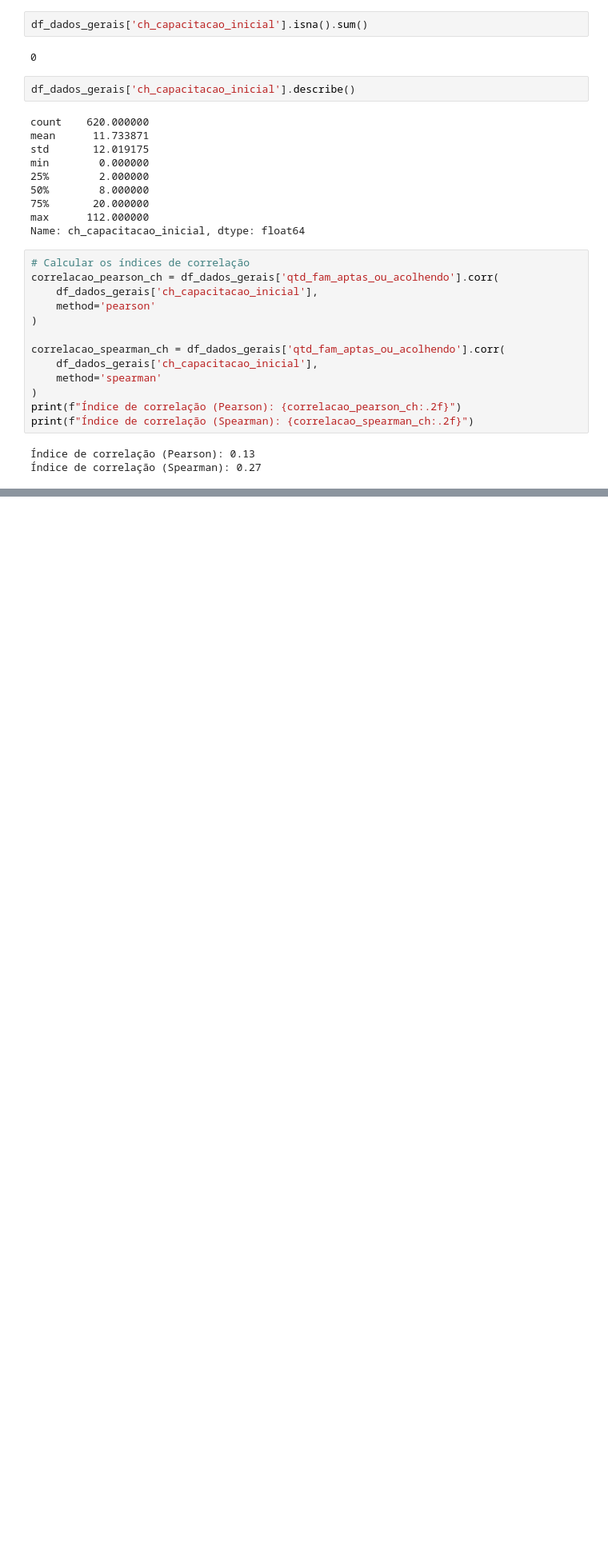
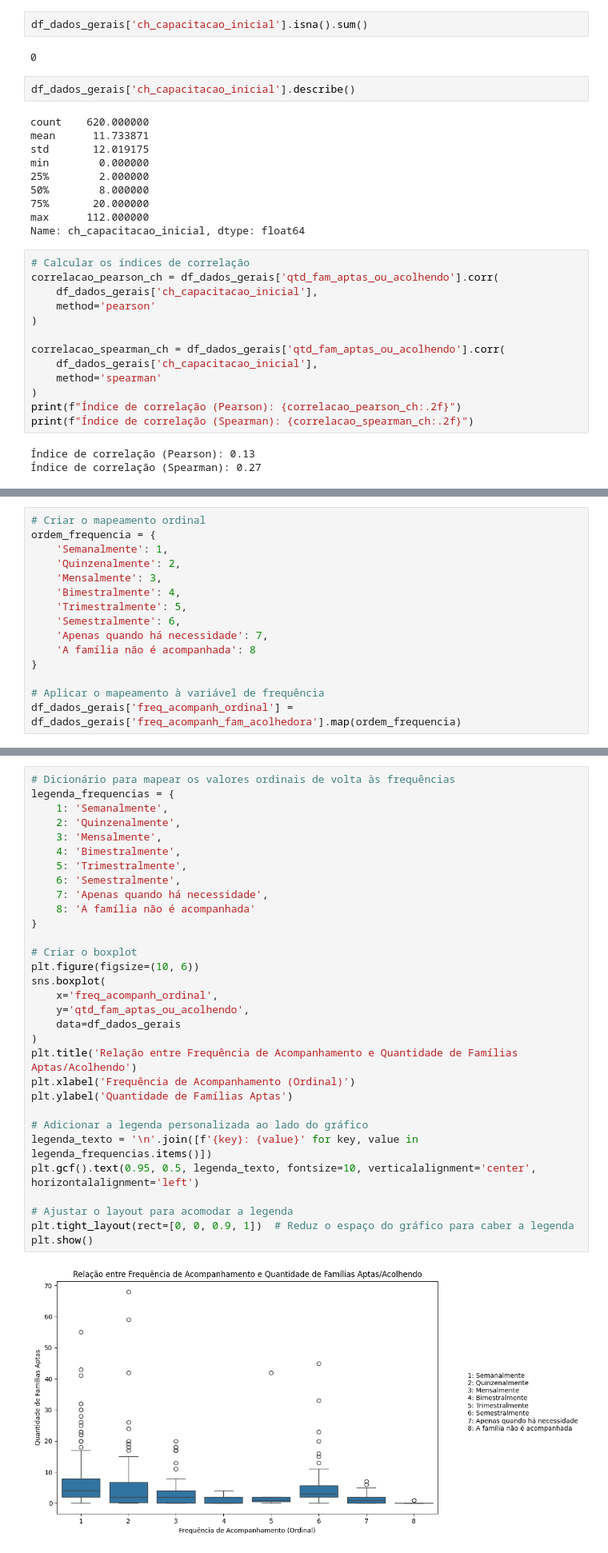
Before and after one commit to lab-dados-seges/familia-acolhedora, a Jupyter notebook: analises/6_correlacoes.ipynb, the cells around one changed output, grey strips where cells are left out. Shown at 80% size. Saved outputs shown, nothing was run; the diff lists cells and outputs as text; blank space fills up the shorter version.

Commit message:
Adiciona analises e correlacoes

```diff
--- a/analises/6_correlacoes.ipynb
+++ b/analises/6_correlacoes.ipynb
@@ -536,0 +571,15 @@ print(f"Índice de correlação (Spearman): {correlacao_spearman_ch:.2f}")
+# %%
+# Criar o mapeamento ordinal
+ordem_frequencia = {
+    'Semanalmente': 1,
+    'Quinzenalmente': 2,
+    'Mensalmente': 3,
+    'Bimestralmente': 4,
+    'Trimestralmente': 5,
+    'Semestralmente': 6,
+    'Apenas quando há necessidade': 7,
+    'A família não é acompanhada': 8
+}
+
+# Aplicar o mapeamento à variável de frequência
+df_dados_gerais['freq_acompanh_ordinal'] = df_dados_gerais['freq_acompanh_fam_acolhedora'].map(ordem_frequencia)
@@ -536,0 +593,33 @@ print(f"Índice de correlação (Spearman): {correlacao_spearman_ch:.2f}")
+# %%
+# Dicionário para mapear os valores ordinais de volta às frequências
+legenda_frequencias = {
+    1: 'Semanalmente',
+    2: 'Quinzenalmente',
+    3: 'Mensalmente',
+    4: 'Bimestralmente',
+    5: 'Trimestralmente',
+    6: 'Semestralmente',
+    7: 'Apenas quando há necessidade',
+    8: 'A família não é acompanhada'
+}
+
+# Criar o boxplot
+plt.figure(figsize=(10, 6))
+sns.boxplot(
+    x='freq_acompanh_ordinal',
+    y='qtd_fam_aptas_ou_acolhendo',
+    data=df_dados_gerais
+)
+plt.title('Relação entre Frequência de Acompanhamento e Quantidade de Famílias Aptas/Acolhendo')
+plt.xlabel('Frequência de Acompanhamento (Ordinal)')
+plt.ylabel('Quantidade de Famílias Aptas')
+
+# Adicionar a legenda personalizada ao lado do gráfico
+legenda_texto = '\n'.join([f'{key}: {value}' for key, value in legenda_frequencias.items()])
+plt.gcf().text(0.95, 0.5, legenda_texto, fontsize=10, verticalalignment='center', horizontalalignment='left')
+
+# Ajustar o layout para acomodar a legenda
+plt.tight_layout(rect=[0, 0, 0.9, 1])  # Reduz o espaço do gráfico para caber a legenda
+plt.show()
+# %% [output]
+[figure, added]
```
Also changed, not shown: parts of 17 cells of this notebook.
